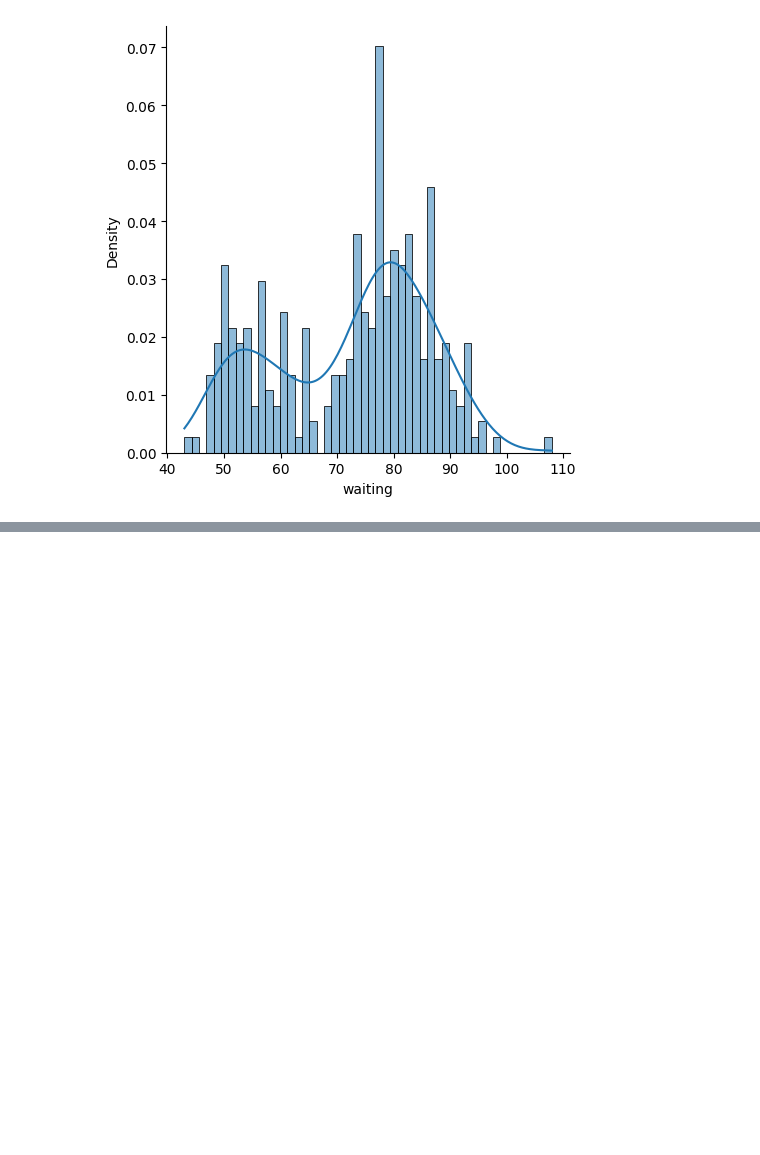
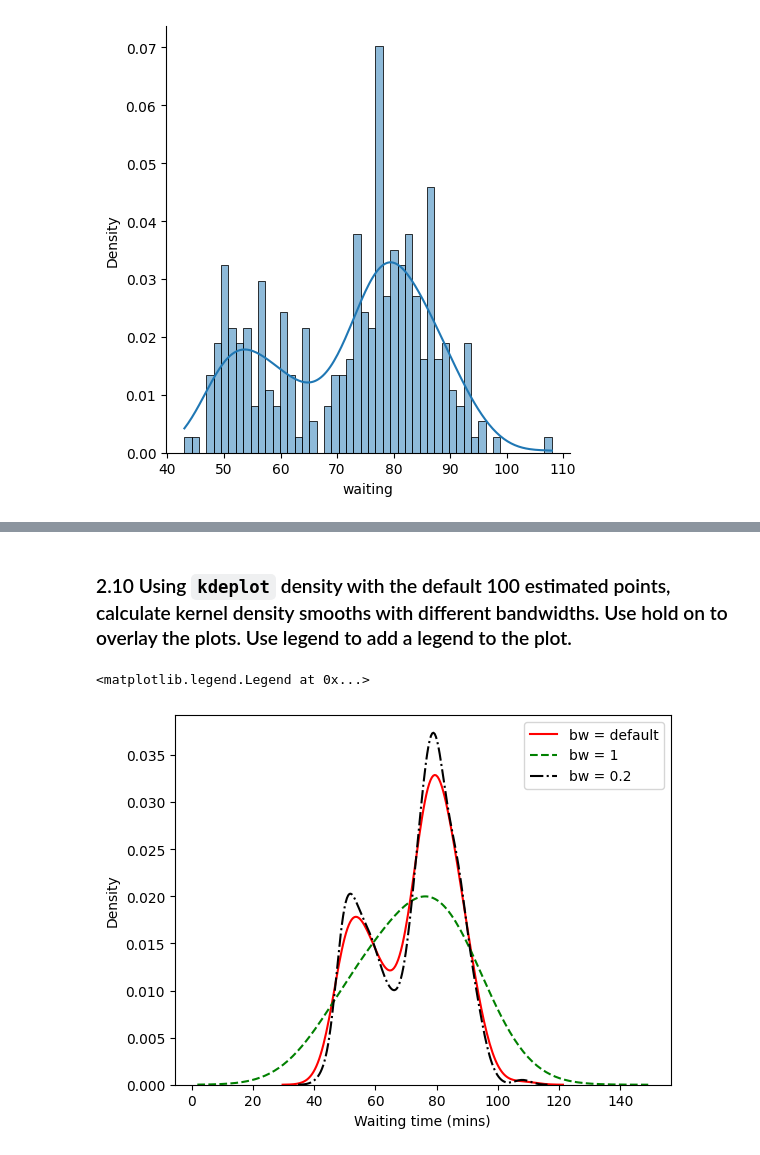
Before and after one commit to RohitNag11/Imperial, a Jupyter notebook: Statistics/Tutorial1/tutorial1.ipynb, the cells around one changed output, grey strips where cells are left out. Cells and saved outputs as stored; diff of their text form; code cells hidden in the pictures; blank space fills up the shorter version.

```diff
--- a/Statistics/Tutorial1/tutorial1.ipynb
+++ b/Statistics/Tutorial1/tutorial1.ipynb
@@ -143,0 +156,12 @@ bins = [10, 20, 50]
+# %% [markdown]
+### 2.10 Using `kdeplot` density with the default 100 estimated points, calculate kernel density smooths with different bandwidths. Use hold on to overlay the plots. Use legend to add a legend to the plot.
+# %%
+fig, ax = plt.subplots()
+sns.kdeplot(waiting, c='r', label='bw = default', ax=ax)
+sns.kdeplot(waiting, bw_method= 1, c='g', ls = 'dashed', label = 'bw = 1', ax=ax)
+sns.kdeplot(waiting, bw_method = 0.2, c='k', ls = 'dashdot', label = 'bw = 0.2', ax=ax)
+ax.set_xlabel('Waiting time (mins)')
+ax.legend()
+# %% [output]
+<matplotlib.legend.Legend at 0x...>
+[figure, added]
```
Also changed, not shown: parts of 2 cells of this notebook, 13 other files.
